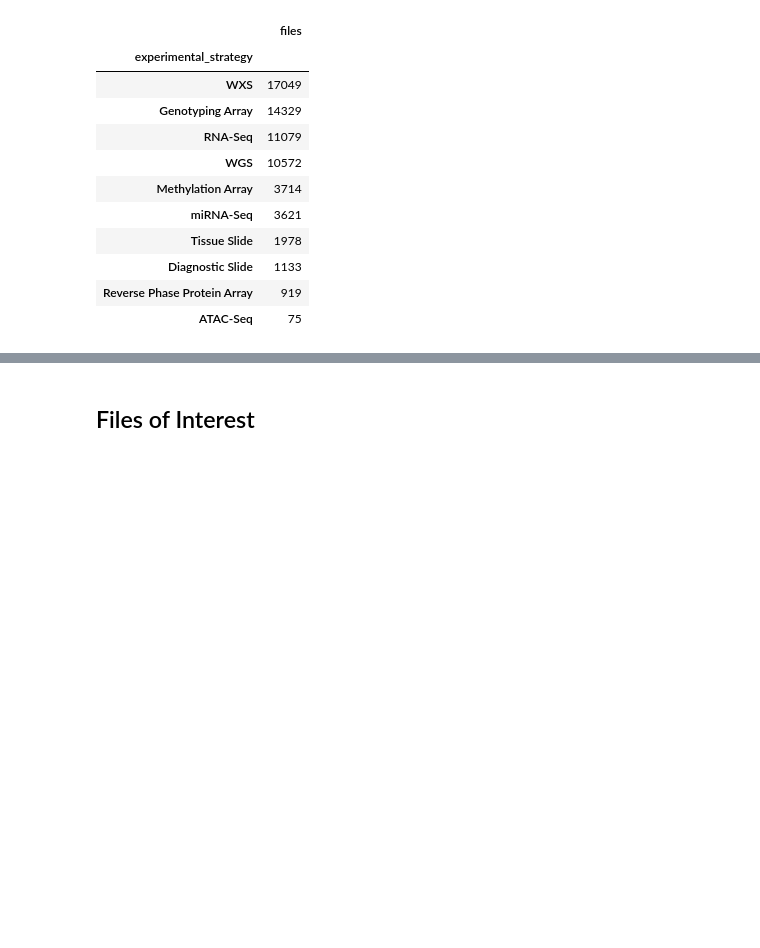
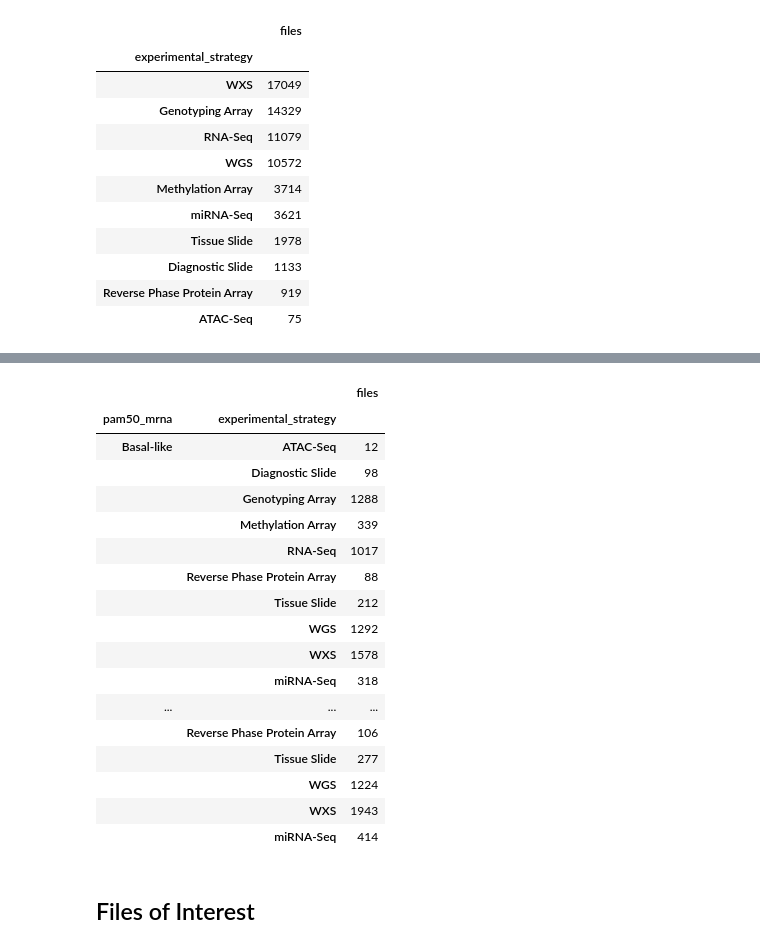
Before and after one commit to MylenaRoberta/pan-cancer-analysis, a Jupyter notebook: notebooks/01_tcga-brca/02_brca-exploratory-metadata-analysis.ipynb, the cells around one changed output, grey strips where cells are left out. Cells and saved outputs as stored; diff of their text form; code cells hidden in the pictures; blank space fills up the shorter version.

```diff
--- a/notebooks/01_tcga-brca/02_brca-exploratory-metadata-analysis.ipynb
+++ b/notebooks/01_tcga-brca/02_brca-exploratory-metadata-analysis.ipynb
@@ -226,6 +257,31 @@ df_files \
 | miRNA-Seq | controlled | Aligned Reads | BAM | 1207 |
 |  | open | Isoform Expression Quantification | TXT | 1207 |
 |  |  | miRNA Expression Quantification | TXT | 1207 |
+# %%
+# Count the number of files associated with each subtype and experimental strategy
+df_files_and_cases \
+    .groupby(['pam50_mrna', 'experimental_strategy']) \
+    .agg(files = pd.NamedAgg(column='file_id', aggfunc='nunique')) \
+    .sort_values(by=['pam50_mrna', 'experimental_strategy'])
+# %% [output]
+|  |  | files |
+| pam50_mrna | experimental_strategy |  |
+| Basal-like | ATAC-Seq | 12 |
+|  | Diagnostic Slide | 98 |
+|  | Genotyping Array | 1288 |
+|  | Methylation Array | 339 |
+|  | RNA-Seq | 1017 |
+|  | Reverse Phase Protein Array | 88 |
+|  | Tissue Slide | 212 |
+|  | WGS | 1292 |
+|  | WXS | 1578 |
+|  | miRNA-Seq | 318 |
+| ... | ... | ... |
+|  | Reverse Phase Protein Array | 106 |
+|  | Tissue Slide | 277 |
+|  | WGS | 1224 |
+|  | WXS | 1943 |
+|  | miRNA-Seq | 414 |
 # %% [markdown]
 ## Files of Interest
 # %%
```
Also changed, not shown: parts of 12 cells of this notebook.
